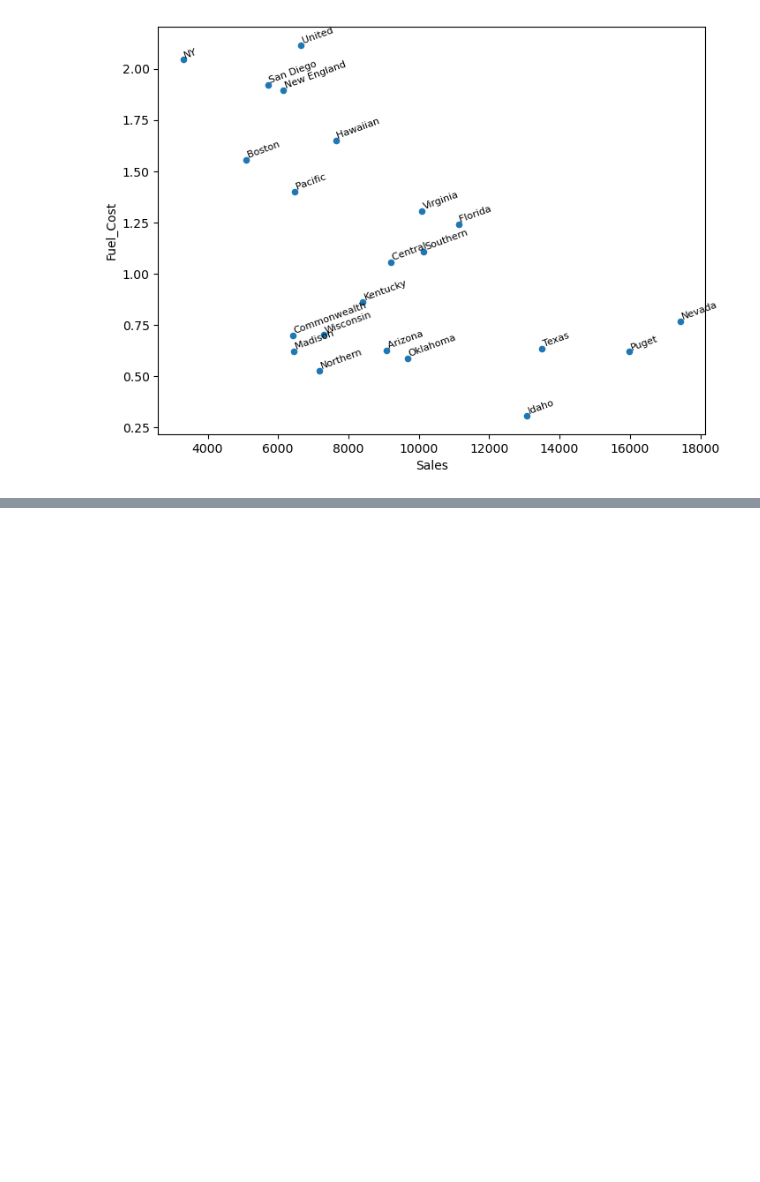
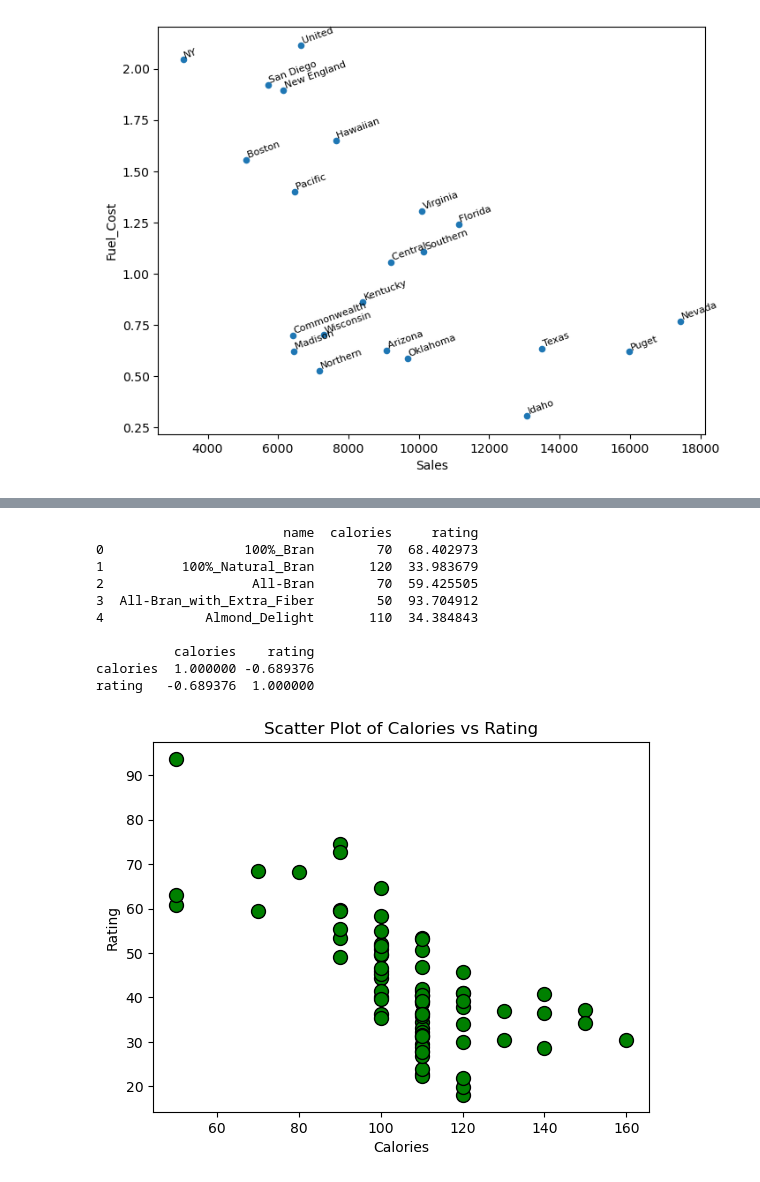
Before and after one commit to saketmathursg/personal_projects, a Jupyter notebook: dmba data/Learning_Project.ipynb, the cells around one changed output, grey strips where cells are left out. Saved outputs shown, nothing was run; the diff lists cells and outputs as text; code cells hidden in the pictures; blank space fills up the shorter version.

```diff
--- a/dmba data/Learning_Project.ipynb
+++ b/dmba data/Learning_Project.ipynb
@@ -222,0 +305,10 @@ ValueError: The truth value of a Series is ambiguous. Use a.empty, a.bool(), a.i
+# %%
+import pandas as pd
+import numpy as np
+import os
+import calendar
+import matplotlib.pyplot as plt
+import networkx as nx
+
+cereals = pd.read_csv('Cereals.csv')
+cereals.head(5)
@@ -222,0 +322,26 @@ ValueError: The truth value of a Series is ambiguous. Use a.empty, a.bool(), a.i
+# %%
+cer_cal_rating = cereals[['name','calories','rating']]
+
+print(cer_cal_rating.head(5))
+print( ' ')
+cer_cal_rating_corr = cer_cal_rating.corr()
+print(cer_cal_rating_corr)
+
+#scatter plot between calories and rating
+plt.scatter(cer_cal_rating['calories'],cer_cal_rating['rating'],s=100,c='green',edgecolors='k')
+plt.xlabel('Calories')
+plt.ylabel('Rating')
+plt.title('Scatter Plot of Calories vs Rating')
+plt.show()
+# %% [output]
+                        name  calories     rating
+0                  100%_Bran        70  68.402973
+1          100%_Natural_Bran       120  33.983679
+2                   All-Bran        70  59.425505
+3  All-Bran_with_Extra_Fiber        50  93.704912
+4             Almond_Delight       110  34.384843
+
+          calories    rating
+calories  1.000000 -0.689376
+rating   -0.689376  1.000000
+[figure, added]
```
Also changed, not shown: parts of 9 cells of this notebook, 3 other files.
